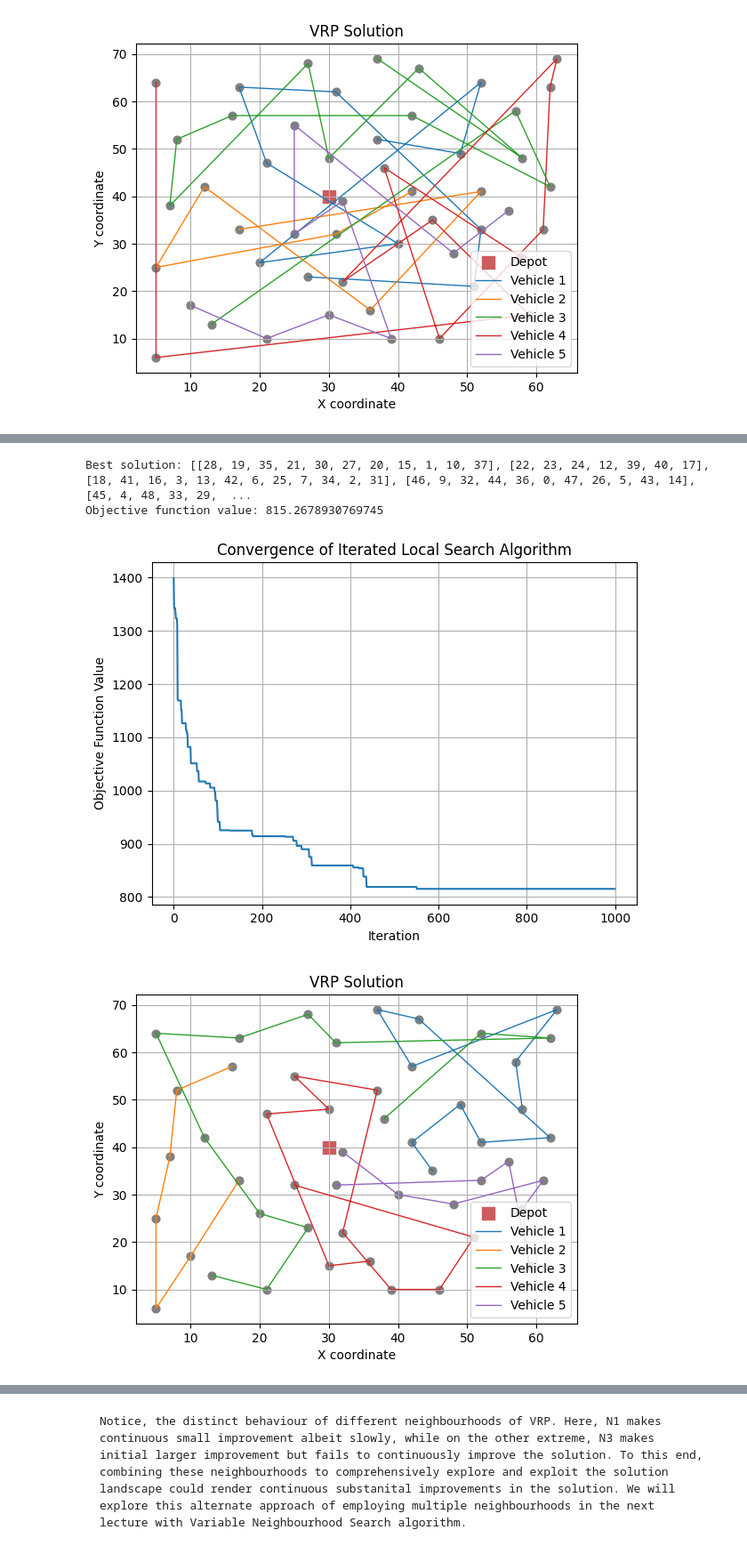
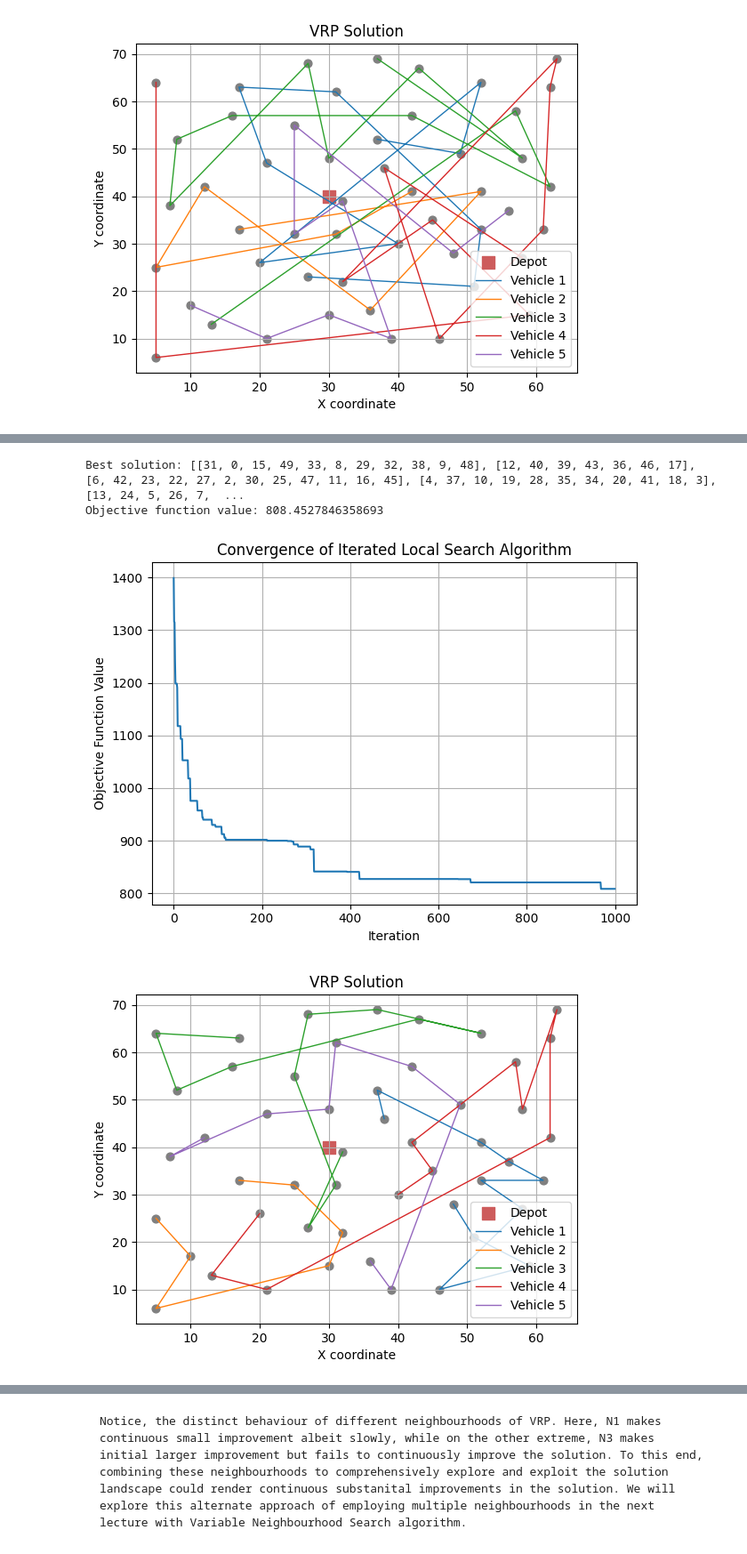
Before and after one commit to anmpahwa/CE5972, a Jupyter notebook: book/content/lecture_34.ipynb, the cells around one changed output, grey strips where cells are left out. Shown at 89% size. Drawn from its saved outputs; the diff is of its cells as text; code cells hidden in the pictures.

```diff
--- a/book/content/lecture_34.ipynb
+++ b/book/content/lecture_34.ipynb
@@ -68,6 +68,7 @@ def ils(s_o, ls, N, X, n=100, t=1e-5):
             s = s_n
 
         if f(s) < f(s_b):                 # Update best solution if improved
+            e   = f(s_b) - f(s)
             s_b = s
 
         S.append(s_b)                     # Store best solution at each iteration
@@ -293,32 +294,32 @@ Objective function value: 861.9154302435206
 # %%
 # N2 neighbourhood
 N   = N2
 X   = {"n": 100}
-S   = ils(s_o, ls, N, X, n=1000, t=1e-5)
+S   = ils(s_o, ls, N, X, n=1000, t=1e-15)
 s_b = S[-1]
 F   = [f(s) for s in S]
 
 # Report outcome
 print("Best solution:", s_b)
 print("Objective function value:", f(s_b))
 
 # Convergence plot
 fig = plt.figure()
 plt.plot(F)
 plt.xlabel("Iteration")
 plt.ylabel("Objective Function Value")
 plt.title("Convergence of Iterated Local Search Algorithm")
 plt.grid()
 plt.tight_layout()
 plt.show()
 
 # Visualise the solution
 viz(s_b)
 # %% [output]
-Best solution: [[28, 19, 35, 21, 30, 27, 20, 15, 1, 10, 37], [22, 23, 24, 12, 39, 40, 17], [18, 41, 16, 3, 13, 42, 6, 25, 7, 34, 2, 31], [46, 9, 32, 44, 36, 0, 47, 26, 5, 43, 14], [45, 4, 48, 33, 29,  ...
-Objective function value: 815.2678930769745
+Best solution: [[31, 0, 15, 49, 33, 8, 29, 32, 38, 9, 48], [12, 40, 39, 43, 36, 46, 17], [6, 42, 23, 22, 27, 2, 30, 25, 47, 11, 16, 45], [4, 37, 10, 19, 28, 35, 34, 20, 41, 18, 3], [13, 24, 5, 26, 7,  ...
+Objective function value: 808.4527846358693
-[figure, old version]
+[figure, new version]
-[figure, old version]
+[figure, new version]
 # %%
 # N3 neighbourhood
 N   = N3
```
Also changed, not shown: parts of 2 cells of this notebook.
